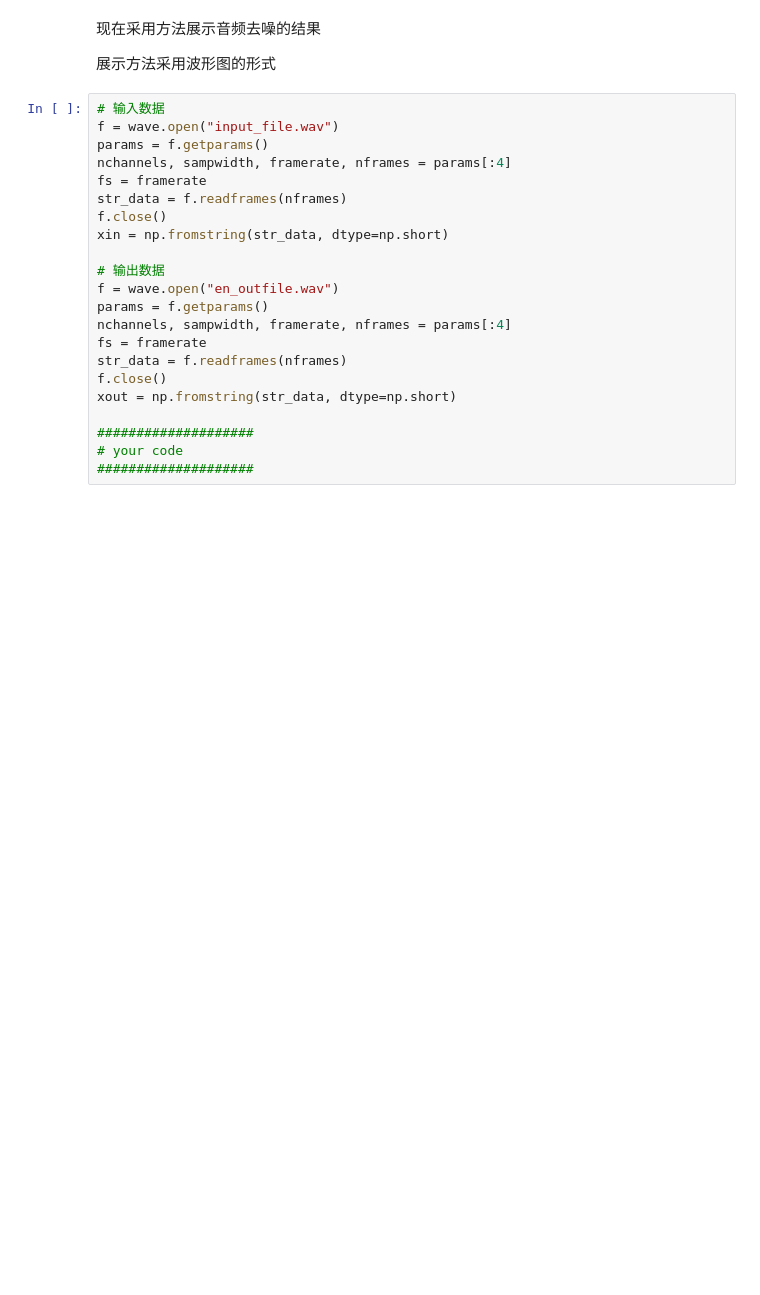
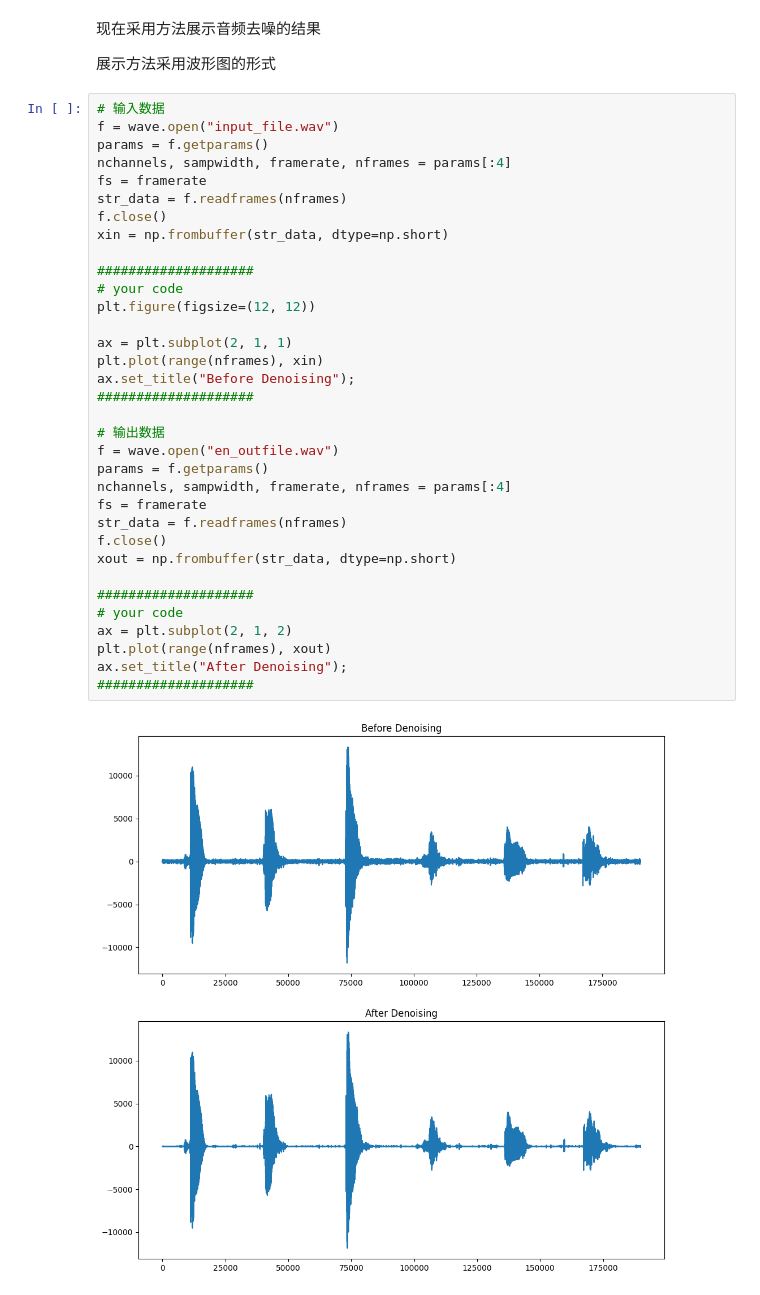
Before and after one commit to Ther-nullptr/STD_LAB, a Jupyter notebook: Task1&2/part2/part2.ipynb, the cells around one changed output. Saved outputs shown, nothing was run; the diff lists cells and outputs as text; blank space fills up the shorter version.

```diff
--- a/Task1&2/part2/part2.ipynb
+++ b/Task1&2/part2/part2.ipynb
@@ -187,22 +204,36 @@ wf.close()
 # %%
 # 输入数据
 f = wave.open("input_file.wav")
 params = f.getparams()
 nchannels, sampwidth, framerate, nframes = params[:4]
 fs = framerate
 str_data = f.readframes(nframes)
 f.close()
-xin = np.fromstring(str_data, dtype=np.short)
+xin = np.frombuffer(str_data, dtype=np.short)
+
+####################
+# your code
+plt.figure(figsize=(12, 12))
+
+ax = plt.subplot(2, 1, 1)
+plt.plot(range(nframes), xin)
+ax.set_title("Before Denoising");
+####################
 
 # 输出数据
 f = wave.open("en_outfile.wav")
 params = f.getparams()
 nchannels, sampwidth, framerate, nframes = params[:4]
 fs = framerate
 str_data = f.readframes(nframes)
 f.close()
-xout = np.fromstring(str_data, dtype=np.short)
+xout = np.frombuffer(str_data, dtype=np.short)
 
 ####################
 # your code
+ax = plt.subplot(2, 1, 2)
+plt.plot(range(nframes), xout)
+ax.set_title("After Denoising");
 ####################
+# %% [output]
+[figure, added]
```
Also changed, not shown: parts of 6 cells of this notebook, 1 other file.
